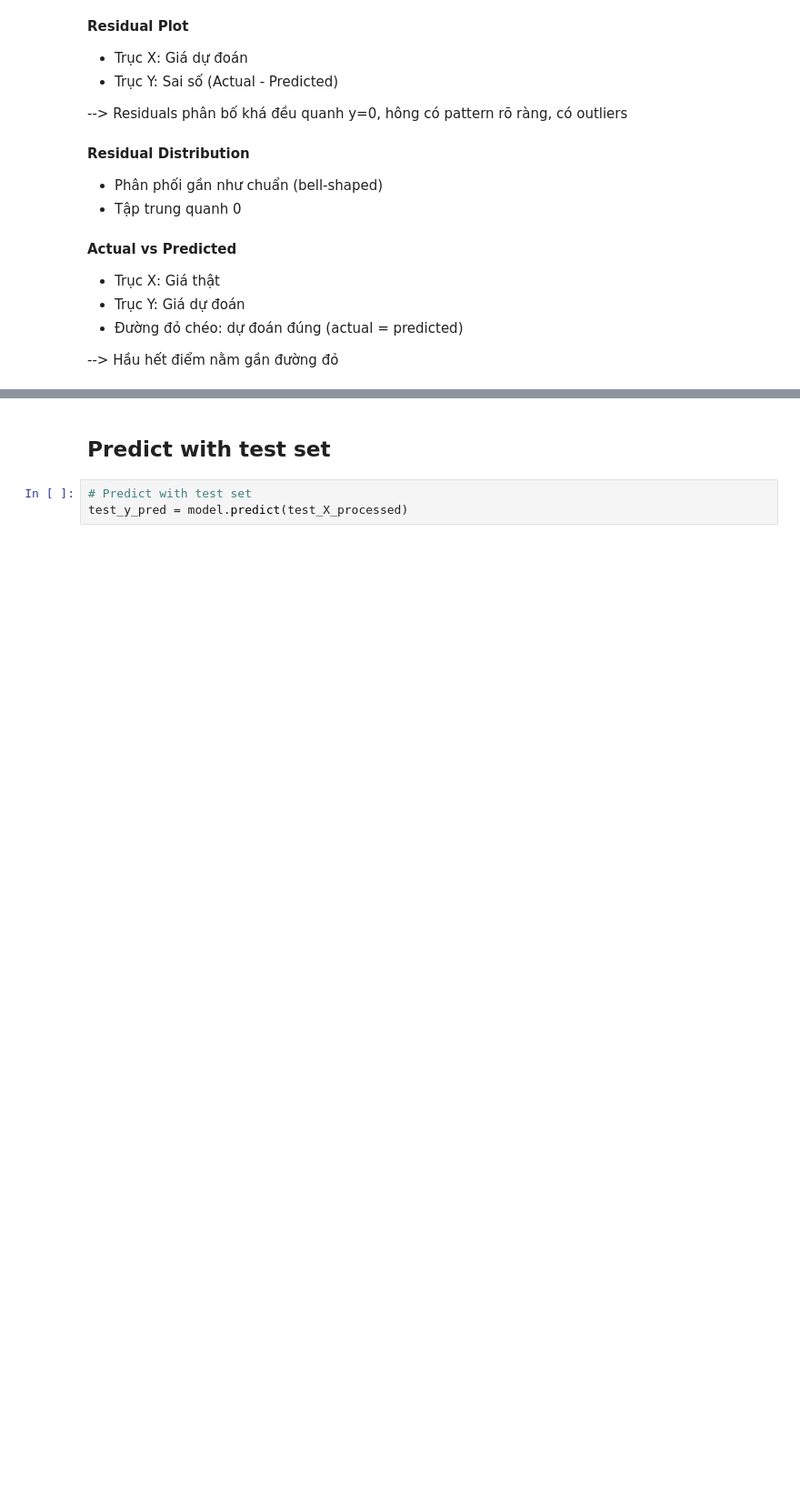
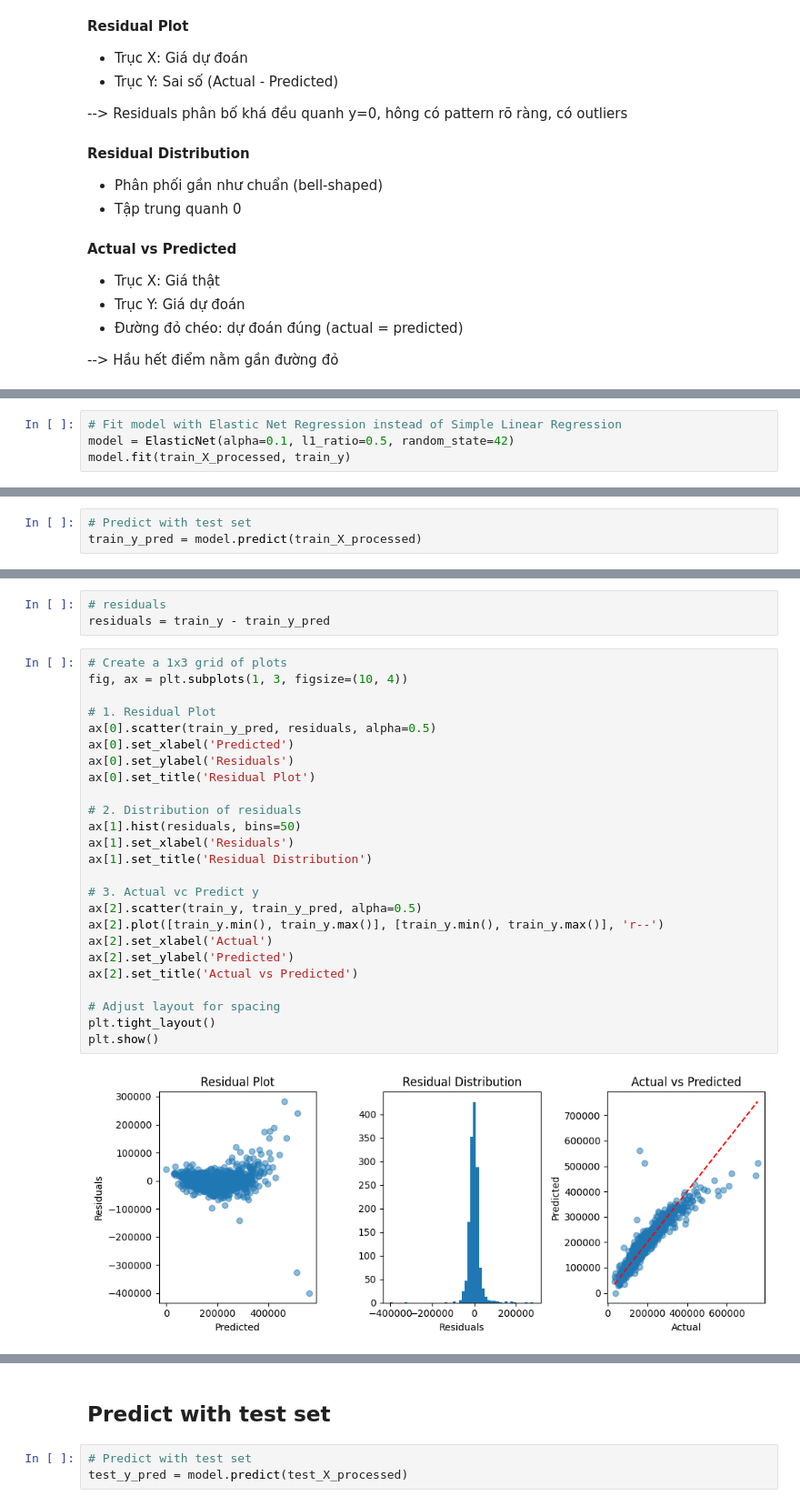
Before and after one commit to nh-adorie/adorie-data-projects, a Jupyter notebook: house-prices/notebook/02_modeling.ipynb, the cells around one changed output, grey strips where cells are left out. Shown at 91% size. Saved outputs shown, nothing was run; the diff lists cells and outputs as text; blank space fills up the shorter version.

```diff
--- a/house-prices/notebook/02_modeling.ipynb
+++ b/house-prices/notebook/02_modeling.ipynb
@@ -166,0 +165,4 @@ plt.show()
+# %%
+# Fit model with Elastic Net Regression instead of Simple Linear Regression
+model = ElasticNet(alpha=0.1, l1_ratio=0.5, random_state=42)
+model.fit(train_X_processed, train_y)
@@ -166,0 +181,3 @@ plt.show()
+# %%
+# Predict with test set
+train_y_pred = model.predict(train_X_processed)
@@ -166,0 +197,30 @@ plt.show()
+# %%
+# residuals
+residuals = train_y - train_y_pred
+# %%
+# Create a 1x3 grid of plots
+fig, ax = plt.subplots(1, 3, figsize=(10, 4))
+
+# 1. Residual Plot
+ax[0].scatter(train_y_pred, residuals, alpha=0.5)
+ax[0].set_xlabel('Predicted')
+ax[0].set_ylabel('Residuals')
+ax[0].set_title('Residual Plot')
+
+# 2. Distribution of residuals
+ax[1].hist(residuals, bins=50)
+ax[1].set_xlabel('Residuals')
+ax[1].set_title('Residual Distribution')
+
+# 3. Actual vc Predict y
+ax[2].scatter(train_y, train_y_pred, alpha=0.5)
+ax[2].plot([train_y.min(), train_y.max()], [train_y.min(), train_y.max()], 'r--')
+ax[2].set_xlabel('Actual')
+ax[2].set_ylabel('Predicted')
+ax[2].set_title('Actual vs Predicted')
+
+# Adjust layout for spacing
+plt.tight_layout()
+plt.show()
+# %% [output]
+[figure, added]
```
Also changed, not shown: parts of 25 cells of this notebook.
